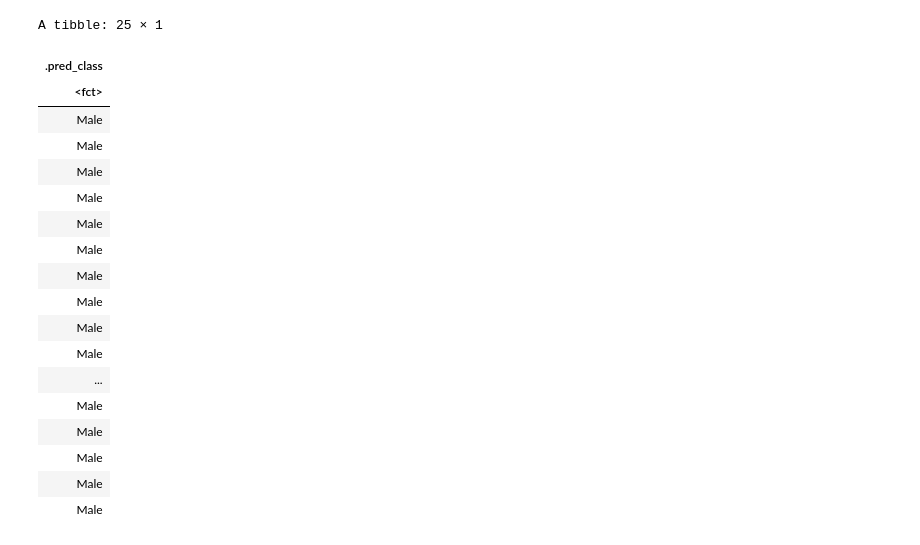
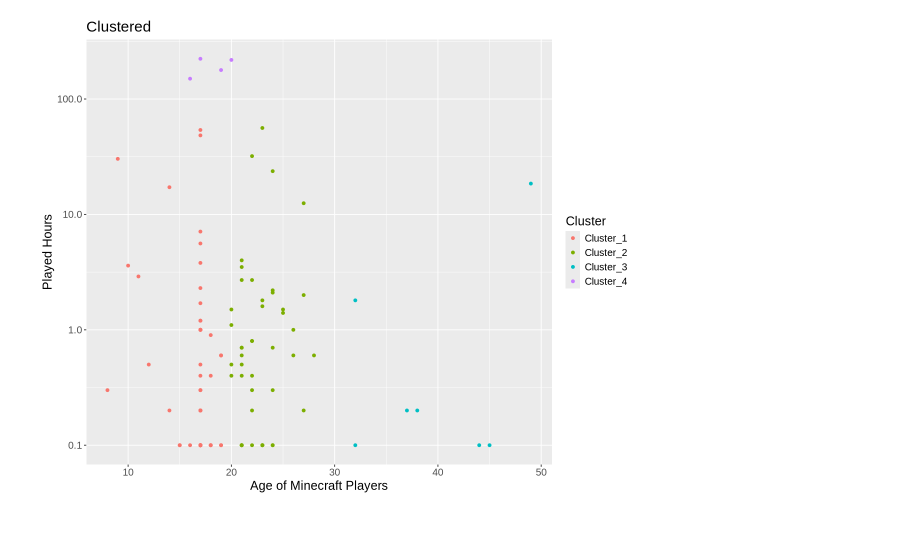
Before and after one commit to shimkelly/dsci-100-2025S1-project, a Jupyter notebook: dsci100-project.ipynb, the cells around one changed output. Saved outputs shown, nothing was run; the diff lists cells and outputs as text; code cells hidden in the pictures.

```diff
--- a/dsci100-project.ipynb
+++ b/dsci100-project.ipynb
@@ -161,8 +426,17 @@ A tibble: 25 × 7
 # %%
-kmax <- knn_results |>
-        arrange(desc(mean)) |>
-        head(1) |>
-        pull(neighbors)
+# reset model with chosen K
+kmeans_spec <- k_means(num_clusters = 4) |>
+            set_engine("stats", nstart = 10)
 
-kmax
+# fit the model
+kmeans_fit <- workflow() |>
+            add_recipe(kmeans_recipe) |>
+            add_model(kmeans_spec) |>
+            fit(players_clean)
+
+# augment original data frame with cluster assignments
+clustered_data <- kmeans_fit |>
+                augment(players_clean)
+
+head(clustered_data)
 # %% [output]
@@ -170,36 +452,16 @@ kmax
 # %%
-# redefine model spec and fitting using the K chosen
+# plot clustered data
+options(repr.plot.width = 10, repr.plot.height = 8)
+clustered_plot <- clustered_data |>
+                ggplot(aes(x = Age, y = played_hours, color = .pred_cluster)) +
+                geom_point() +
+                labs(x = "Age of Minecraft Players",
+                     y = "Played Hours",
+                     color = "Cluster",
+                     title = "Clustered") +
+                theme(text = element_text(size = 15)) +
+                scale_y_log10()
 
-knn_spec <- nearest_neighbor(weight_func = "rectangular", neighbors = kmax) |>
-            set_engine("kknn") |>
-            set_mode("classification")
-
-knn_fit <- workflow() |>
-            add_recipe(knn_recipe) |>
-            add_model(knn_spec) |>
-            fit(players_train)
-
-players_predict <- knn_fit |>
-                predict(players_test)
-
-players_predict
+clustered_plot
 # %% [output]
-A tibble: 25 × 1
-| .pred_class |
-| <fct> |
-| Male |
-| Male |
-| Male |
-| Male |
-| Male |
-| Male |
-| Male |
-| Male |
-| Male |
-| Male |
-| ... |
-| Male |
-| Male |
-| Male |
-| Male |
-| Male |
+[figure, added]
```
Also changed, not shown: parts of 24 cells of this notebook.
